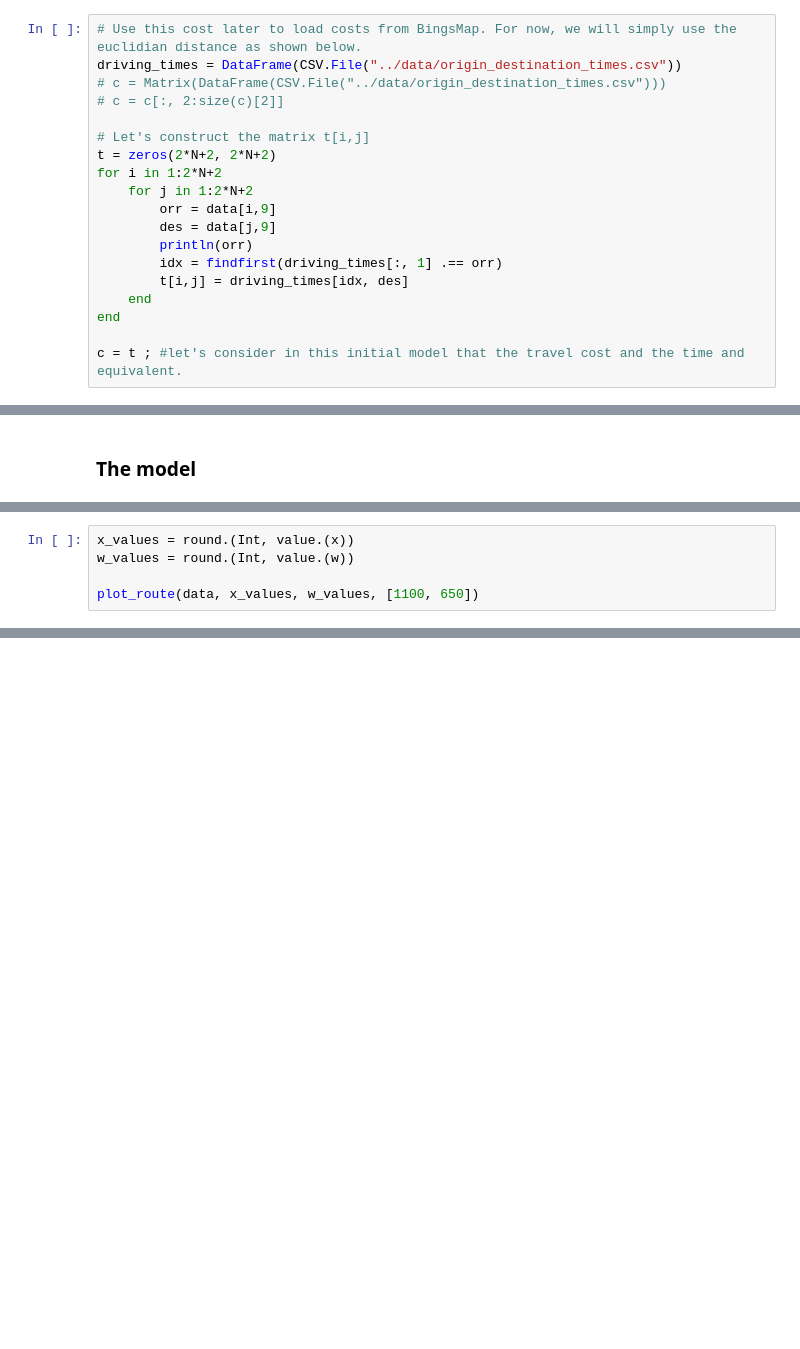
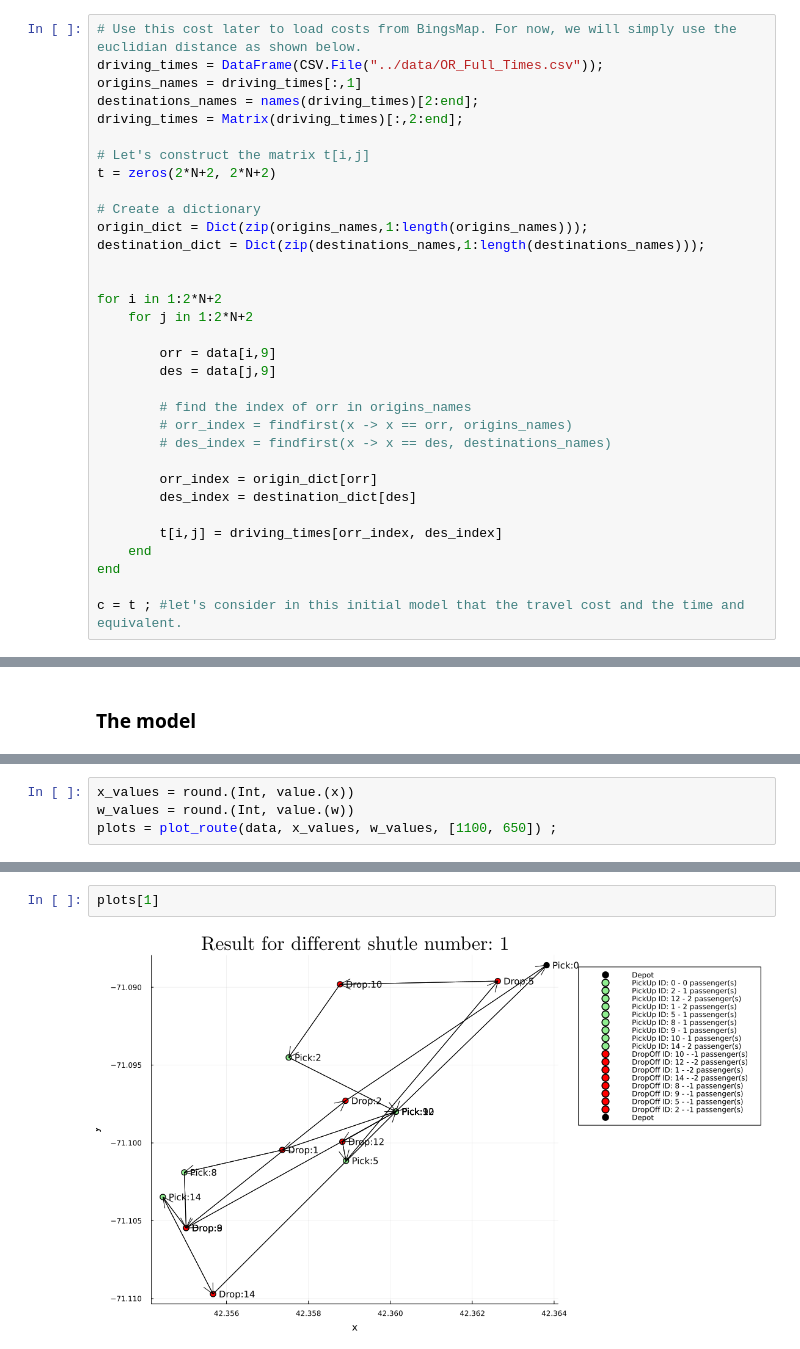
Before and after one commit to victor-radermecker/MIT-Shuttle-Service-Optimization-Project, a Jupyter notebook: code/model_one_real_data.ipynb, the cells around one changed output, grey strips where cells are left out. Saved outputs shown, nothing was run; the diff lists cells and outputs as text; blank space fills up the shorter version.

```diff
--- a/code/model_one_real_data.ipynb
+++ b/code/model_one_real_data.ipynb
@@ -86,18 +44,32 @@ findfirst(driving_times[:, 1] .== "MIT Medical Urgent Care Service")
 # %%
 # Use this cost later to load costs from BingsMap. For now, we will simply use the euclidian distance as shown below.
-driving_times = DataFrame(CSV.File("../data/origin_destination_times.csv"))
-# c = Matrix(DataFrame(CSV.File("../data/origin_destination_times.csv")))
-# c = c[:, 2:size(c)[2]]
+driving_times = DataFrame(CSV.File("../data/OR_Full_Times.csv"));
+origins_names = driving_times[:,1]
+destinations_names = names(driving_times)[2:end];
+driving_times = Matrix(driving_times)[:,2:end];
 
 # Let's construct the matrix t[i,j]
 t = zeros(2*N+2, 2*N+2)
+
+# Create a dictionary
+origin_dict = Dict(zip(origins_names,1:length(origins_names)));
+destination_dict = Dict(zip(destinations_names,1:length(destinations_names)));
+
+
 for i in 1:2*N+2
     for j in 1:2*N+2
+
         orr = data[i,9]
         des = data[j,9]
-        println(orr)
-        idx = findfirst(driving_times[:, 1] .== orr)
-        t[i,j] = driving_times[idx, des]
+
+        # find the index of orr in origins_names
+        # orr_index = findfirst(x -> x == orr, origins_names)
+        # des_index = findfirst(x -> x == des, destinations_names)
+
+        orr_index = origin_dict[orr]
+        des_index = destination_dict[des]
+
+        t[i,j] = driving_times[orr_index, des_index]
     end
 end
 
@@ -379,6 +336,5 @@ plot_route (generic function with 1 method)
 # %%
 x_values = round.(Int, value.(x))
 w_values = round.(Int, value.(w))
-
-plot_route(data, x_values, w_values, [1100, 650])
+plots = plot_route(data, x_values, w_values, [1100, 650]) ;
 # %% [output]
@@ -388,0 +349,4 @@ CartesianIndex{2}[CartesianIndex(19, 8), CartesianIndex(17, 9), CartesianIndex(1
+# %%
+plots[1]
+# %% [output]
+[figure, added]
```
Also changed, not shown: parts of 18 cells of this notebook, 8 other files.
